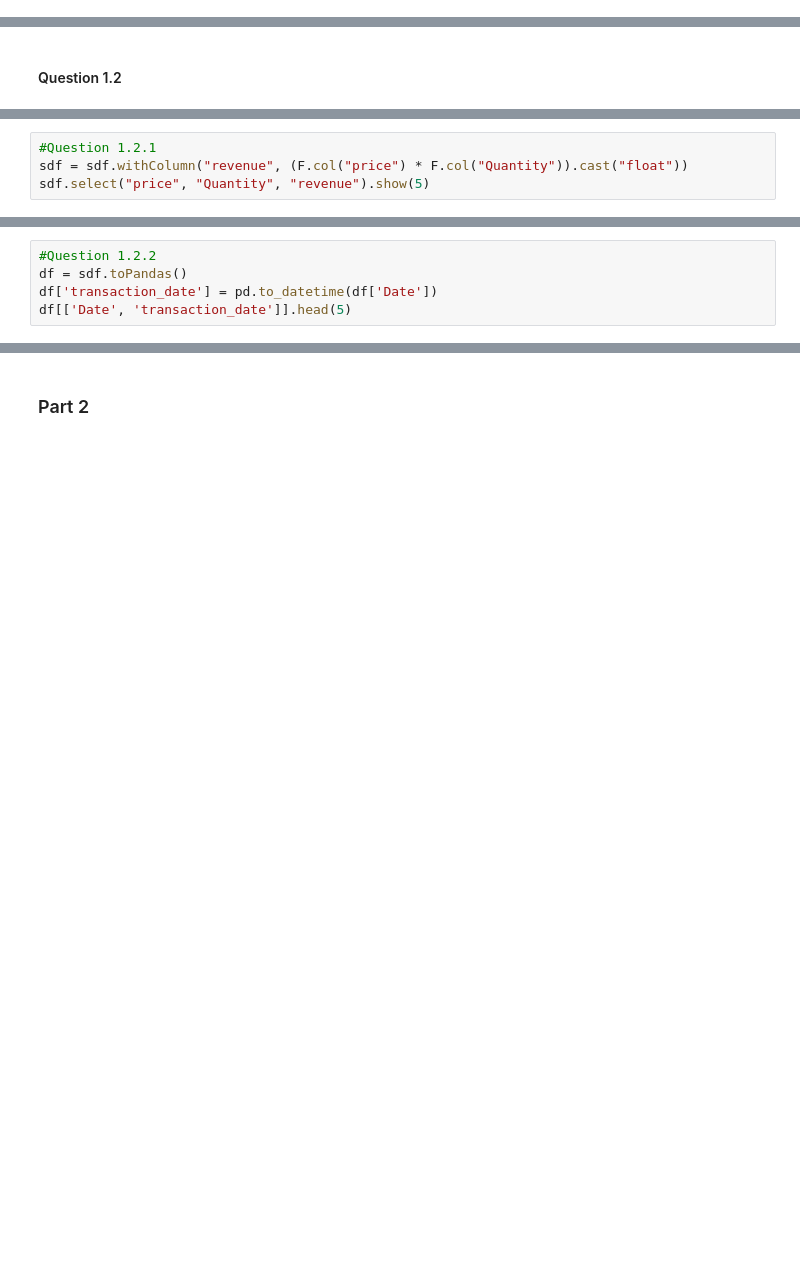
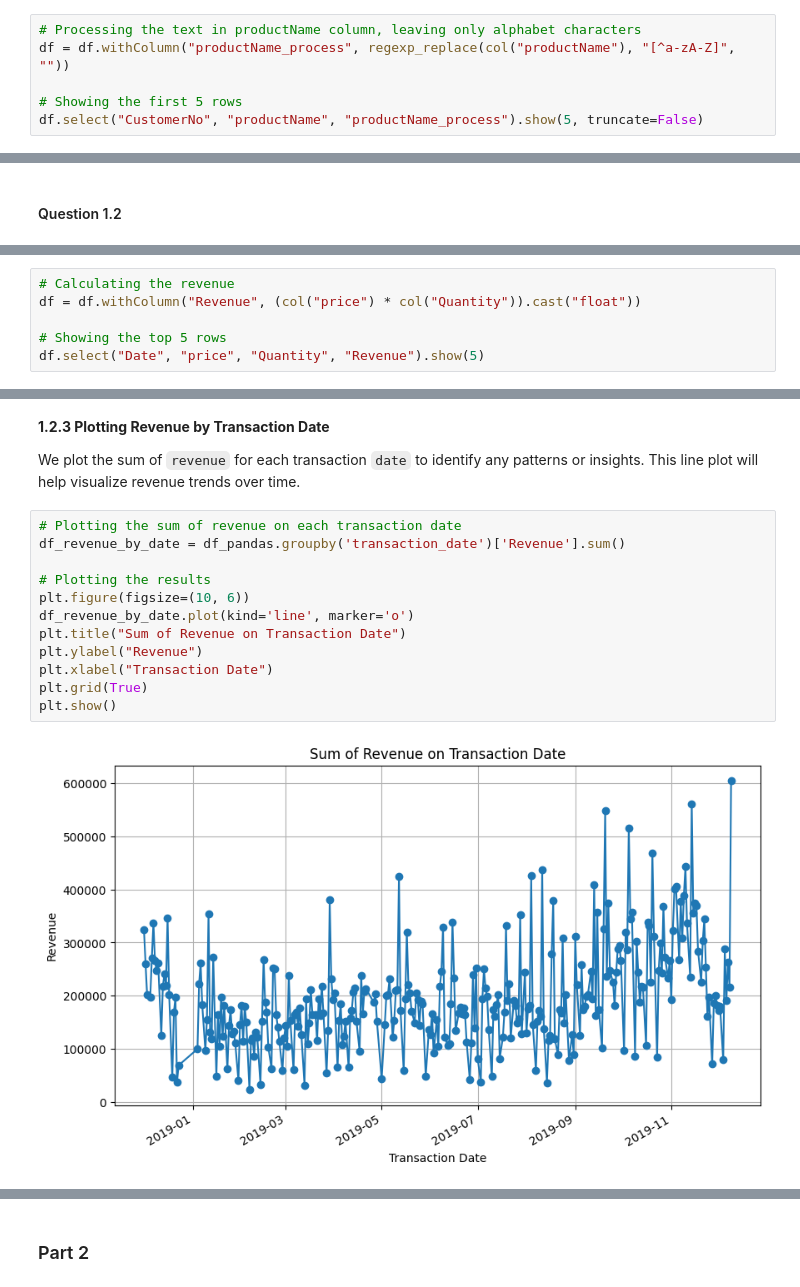
Before and after one commit to khiempm209/Deakin-SIT742-Ass2, a Jupyter notebook: SIT742_Ass2.ipynb, the cells around one changed output, grey strips where cells are left out. Saved outputs shown, nothing was run; the diff lists cells and outputs as text; blank space fills up the shorter version.

```diff
--- a/SIT742_Ass2.ipynb
+++ b/SIT742_Ass2.ipynb
@@ -148,0 +147,6 @@ only showing top 5 rows
+# %%
+# Processing the text in productName column, leaving only alphabet characters
+df = df.withColumn("productName_process", regexp_replace(col("productName"), "[^a-zA-Z]", ""))
+
+# Showing the first 5 rows
+df.select("CustomerNo", "productName", "productName_process").show(5, truncate=False)
@@ -151,5 +170,7 @@ only showing top 5 rows
 # %%
-#Question 1.2.1
-sdf = sdf.withColumn("revenue", (F.col("price") * F.col("Quantity")).cast("float"))
-sdf.select("price", "Quantity", "revenue").show(5)
+# Calculating the revenue
+df = df.withColumn("Revenue", (col("price") * col("Quantity")).cast("float"))
+
+# Showing the top 5 rows
+df.select("Date", "price", "Quantity", "Revenue").show(5)
 # %% [output]
@@ -165,6 +186 @@ sdf.select("price", "Quantity", "revenue").show(5)
 only showing top 5 rows
-# %%
-#Question 1.2.2
-df = sdf.toPandas()
-df['transaction_date'] = pd.to_datetime(df['Date'])
-df[['Date', 'transaction_date']].head(5)
@@ -183,0 +222,18 @@ df.groupby('transaction_date')['revenue'].sum().plot(kind='line', ylabel = 'Sum
+# %% [markdown]
+**1.2.3 Plotting Revenue by Transaction Date**
+
+We plot the sum of `revenue` for each transaction `date` to identify any patterns or insights. This line plot will help visualize revenue trends over time.
+# %%
+# Plotting the sum of revenue on each transaction date
+df_revenue_by_date = df_pandas.groupby('transaction_date')['Revenue'].sum()
+
+# Plotting the results
+plt.figure(figsize=(10, 6))
+df_revenue_by_date.plot(kind='line', marker='o')
+plt.title("Sum of Revenue on Transaction Date")
+plt.ylabel("Revenue")
+plt.xlabel("Transaction Date")
+plt.grid(True)
+plt.show()
+# %% [output]
+[figure, added]
```
Also changed, not shown: parts of 105 cells of this notebook.
